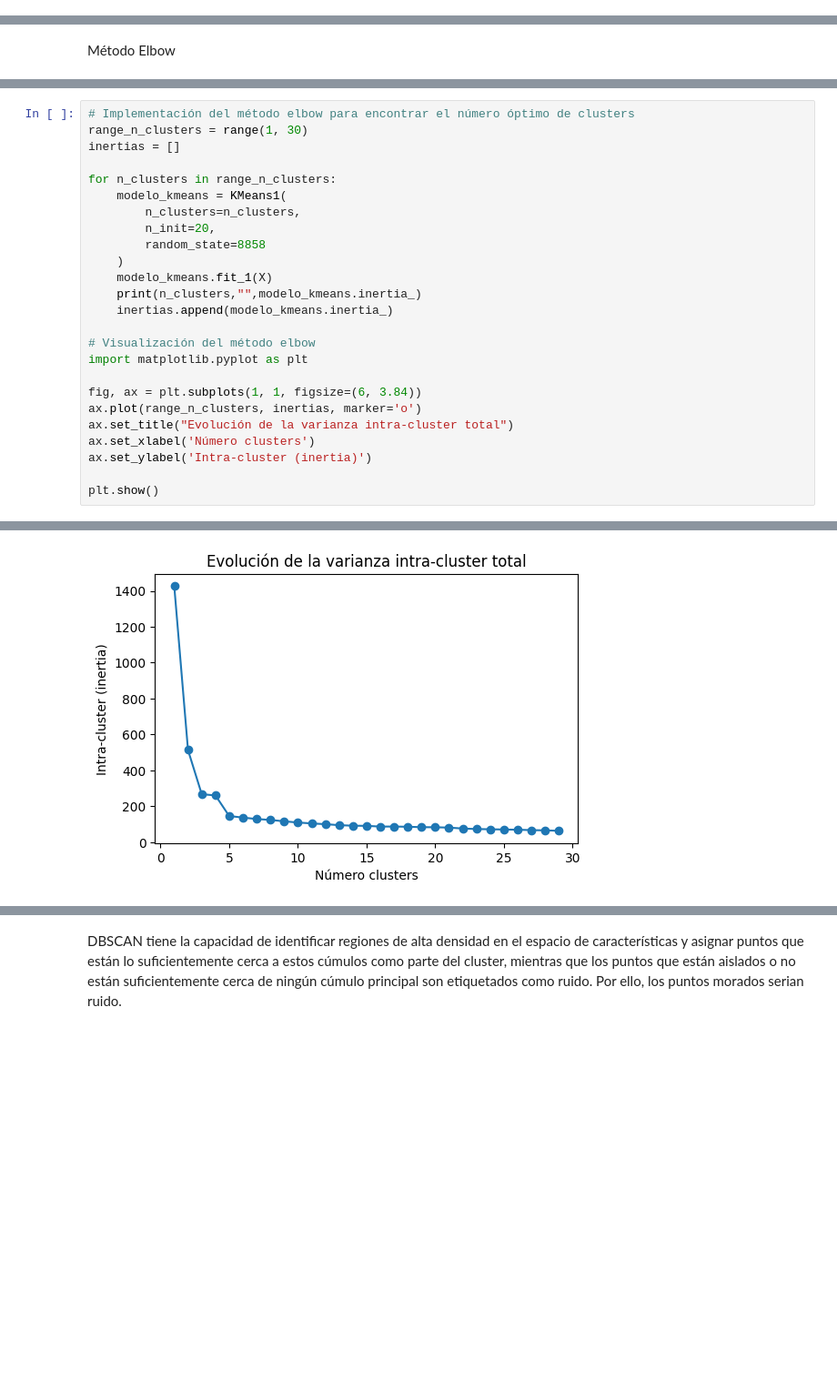
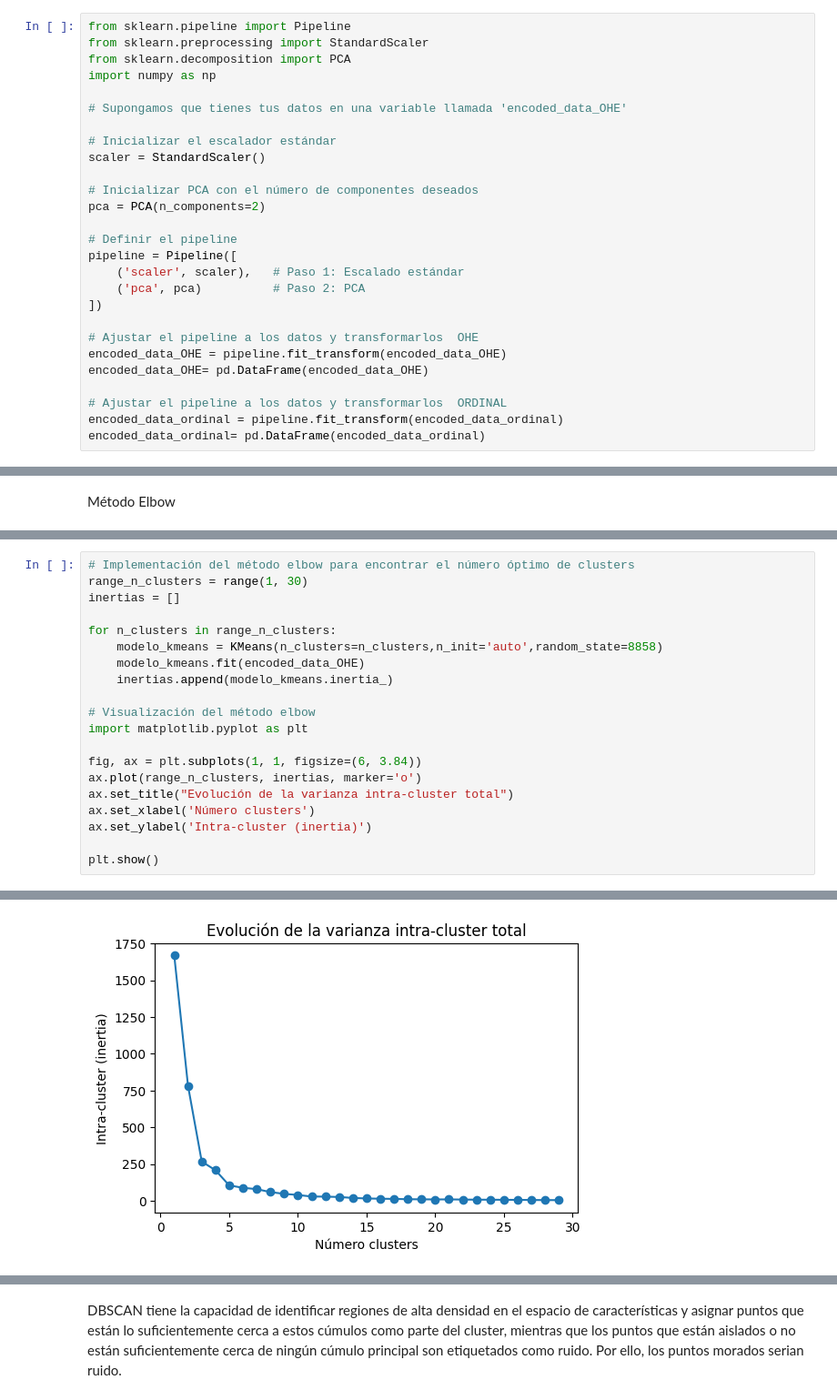
Before and after one commit to Mariolh33/G2_100472188_100429058_P2, a Jupyter notebook: Practica2.ipynb, the cells around one changed output, grey strips where cells are left out. Shown: that part at 91% size. Drawn from its saved outputs; the diff is of its cells as text; blank space fills up the shorter version.

```diff
--- a/Practica2.ipynb
+++ b/Practica2.ipynb
@@ -221,0 +328,27 @@ Proyección PCA de los datos:
+# %%
+from sklearn.pipeline import Pipeline
+from sklearn.preprocessing import StandardScaler
+from sklearn.decomposition import PCA
+import numpy as np
+
+# Supongamos que tienes tus datos en una variable llamada 'encoded_data_OHE'
+
+# Inicializar el escalador estándar
+scaler = StandardScaler()
+
+# Inicializar PCA con el número de componentes deseados
+pca = PCA(n_components=2)
+
+# Definir el pipeline
+pipeline = Pipeline([
+    ('scaler', scaler),   # Paso 1: Escalado estándar
+    ('pca', pca)          # Paso 2: PCA
+])
+
+# Ajustar el pipeline a los datos y transformarlos  OHE
+encoded_data_OHE = pipeline.fit_transform(encoded_data_OHE)
+encoded_data_OHE= pd.DataFrame(encoded_data_OHE)
+
+# Ajustar el pipeline a los datos y transformarlos  ORDINAL
+encoded_data_ordinal = pipeline.fit_transform(encoded_data_ordinal)
+encoded_data_ordinal= pd.DataFrame(encoded_data_ordinal)
@@ -227,13 +401,8 @@ range_n_clusters = range(1, 30)
 inertias = []
 
 for n_clusters in range_n_clusters:
-    modelo_kmeans = KMeans1(
-        n_clusters=n_clusters,
-        n_init=20,
-        random_state=8858
-    )
-    modelo_kmeans.fit_1(X)
-    print(n_clusters,"",modelo_kmeans.inertia_)
+    modelo_kmeans = KMeans(n_clusters=n_clusters,n_init='auto',random_state=8858)
+    modelo_kmeans.fit(encoded_data_OHE)
     inertias.append(modelo_kmeans.inertia_)
 
 # Visualización del método elbow
@@ -267 +419 @@ plt.show()
-[figure, old version]
+[figure, new version]
```
Also changed, not shown: parts of 54 cells of this notebook.
